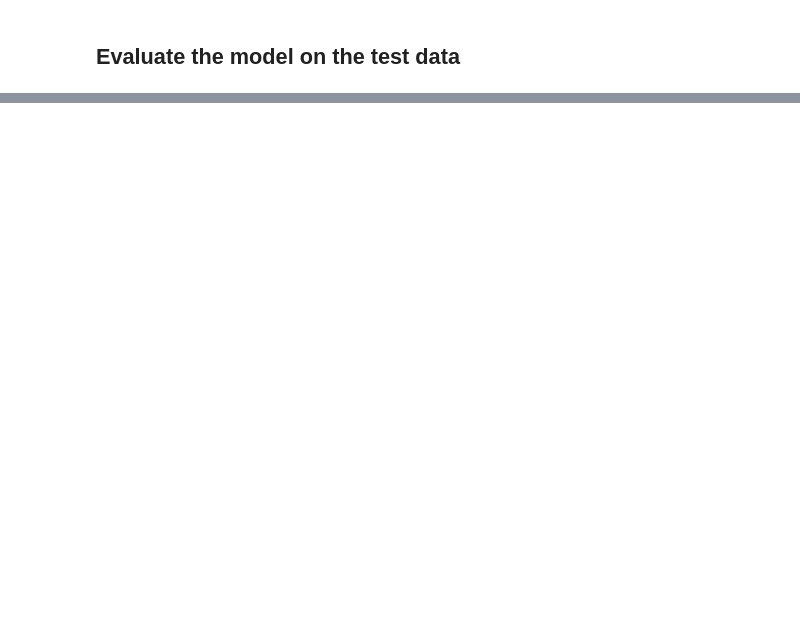
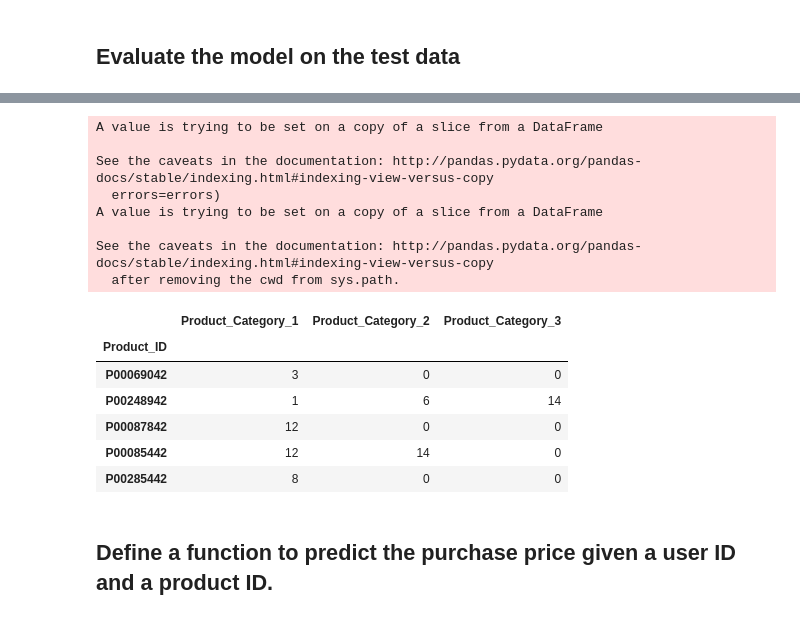
Before and after one commit to m0baxter/dataProjects, a Jupyter notebook: blackfriday/salesData.ipynb, the cells around one changed output, grey strips where cells are left out. Saved outputs shown, nothing was run; the diff lists cells and outputs as text; code cells hidden in the pictures; blank space fills up the shorter version.

```diff
--- a/blackfriday/salesData.ipynb
+++ b/blackfriday/salesData.ipynb
@@ -294,0 +330,24 @@ MSE on the test set:       1.4625e-02
+# %%
+productData = data[ ["Product_ID", "Product_Category_1", "Product_Category_2", "Product_Category_3"] ]
+productData.index = productData.Product_ID
+productData.drop( ["Product_ID"], axis = 1, inplace = True )
+productData.drop_duplicates( keep = "first", inplace = True )
+productData.head()
+# %% [output]
+A value is trying to be set on a copy of a slice from a DataFrame
+
+See the caveats in the documentation: http://pandas.pydata.org/pandas-docs/stable/indexing.html#indexing-view-versus-copy
+  errors=errors)
+A value is trying to be set on a copy of a slice from a DataFrame
+
+See the caveats in the documentation: http://pandas.pydata.org/pandas-docs/stable/indexing.html#indexing-view-versus-copy
+  after removing the cwd from sys.path.
+|  | Product_Category_1 | Product_Category_2 | Product_Category_3 |
+| Product_ID |  |  |  |
+| P00069042 | 3 | 0 | 0 |
+| P00248942 | 1 | 6 | 14 |
+| P00087842 | 12 | 0 | 0 |
+| P00085442 | 12 | 14 | 0 |
+| P00285442 | 8 | 0 | 0 |
+# %% [markdown]
+## Define a function to predict the purchase price given a user ID and a product ID.
```
Also changed, not shown: parts of 9 cells of this notebook.
